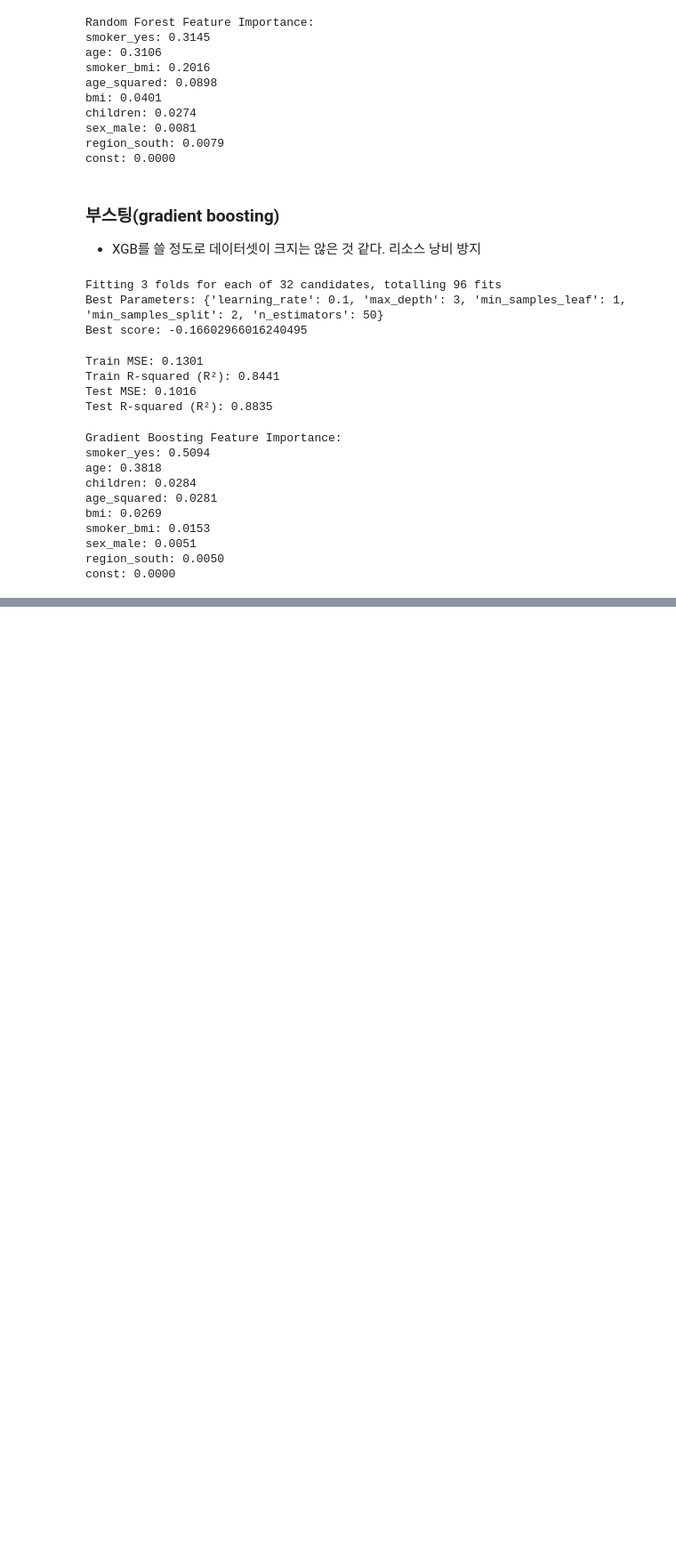
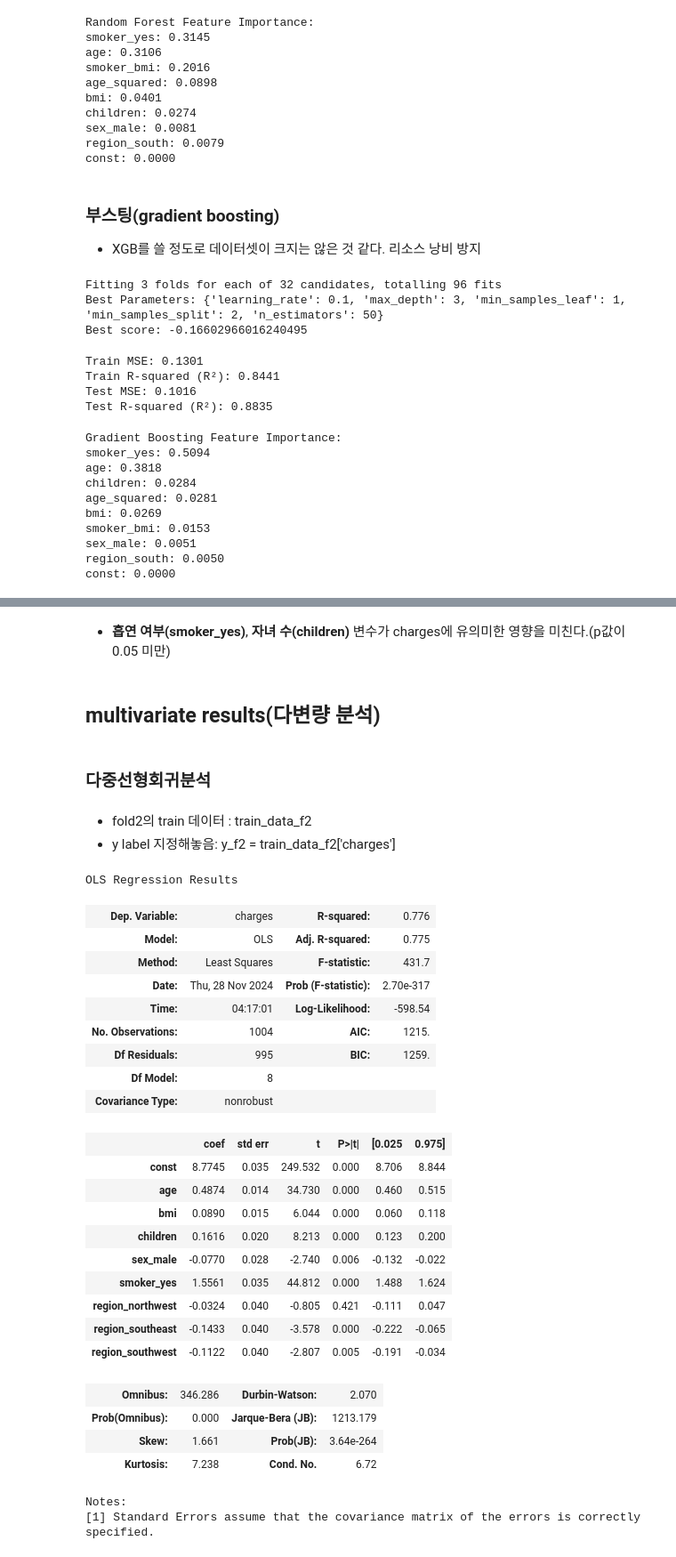
Before and after one commit to daeun118/24_2_ML_in_Finance, a Jupyter notebook: ML_in_Finance_TermProject.ipynb, the cells around one changed output, grey strips where cells are left out. Shown at 89% size. Saved outputs shown, nothing was run; the diff lists cells and outputs as text; code cells hidden in the pictures; blank space fills up the shorter version.

```diff
--- a/ML_in_Finance_TermProject.ipynb
+++ b/ML_in_Finance_TermProject.ipynb
@@ -2198,0 +2208,20 @@ const: 0.0000
+# %%
+import statsmodels.api as sm
+
+# Fold 2의 train 데이터
+train_data_f2 = final_data_list[2][0]  # 더미 변수화, 라벨 로그변환까지 완료된 폴드 2의 train 데이터
+
+# y 변수 설정 (타겟 변수)
+y_train_f2 = train_data_f2['charges']
+
+# Age와 Charges 간의 단일 변수 회귀 분석
+X_age_f2 = sm.add_constant(train_data_f2['age'])
+age_model = sm.OLS(y_train_f2, X_age_f2).fit()
+print("\nAge vs Charges 단변량 회귀 분석 결과:\n")
+print(age_model.summary())
+
+# BMI와 Charges 간의 단일 변수 회귀 분석
+X_bmi_f2 = sm.add_constant(train_data_f2['bmi'])
+bmi_model = sm.OLS(y_train_f2, X_bmi_f2).fit()
+print("\nBMI vs Charges 단변량 회귀 분석 결과:\n")
+print(bmi_model.summary())
@@ -2198,0 +2302,43 @@ const: 0.0000
+# %% [markdown]
+- **흡연 여부(smoker_yes)**, **자녀 수(children)** 변수가 charges에 유의미한 영향을 미친다.(p값이 0.05 미만)
+# %% [markdown]
+## multivariate results(다변량 분석)
+# %% [markdown]
+### 다중선형회귀분석
+# %% [markdown]
+- fold2의 train 데이터 : train_data_f2
+- y label 지정해놓음: y_f2 = train_data_f2['charges']
+# %%
+# 전체 feature로 다중선형회귀분석
+f2X0 = train_data_f2.drop(columns=['charges'])
+f2X0 = sm.add_constant(f2X0)
+
+f2X0_model = sm.OLS(y_train_f2, f2X0).fit()
+f2X0_model.summary()
+# %% [output]
+OLS Regression Results
+| Dep. Variable: | charges | R-squared: | 0.776 |
+| Model: | OLS | Adj. R-squared: | 0.775 |
+| Method: | Least Squares | F-statistic: | 431.7 |
+| Date: | Thu, 28 Nov 2024 | Prob (F-statistic): | 2.70e-317 |
+| Time: | 04:17:01 | Log-Likelihood: | -598.54 |
+| No. Observations: | 1004 | AIC: | 1215. |
+| Df Residuals: | 995 | BIC: | 1259. |
+| Df Model: | 8 |  |  |
+| Covariance Type: | nonrobust |  |  |
+|  | coef | std err | t | P>|t| | [0.025 | 0.975] |
+| const | 8.7745 | 0.035 | 249.532 | 0.000 | 8.706 | 8.844 |
+| age | 0.4874 | 0.014 | 34.730 | 0.000 | 0.460 | 0.515 |
+| bmi | 0.0890 | 0.015 | 6.044 | 0.000 | 0.060 | 0.118 |
+| children | 0.1616 | 0.020 | 8.213 | 0.000 | 0.123 | 0.200 |
+| sex_male | -0.0770 | 0.028 | -2.740 | 0.006 | -0.132 | -0.022 |
+| smoker_yes | 1.5561 | 0.035 | 44.812 | 0.000 | 1.488 | 1.624 |
+| region_northwest | -0.0324 | 0.040 | -0.805 | 0.421 | -0.111 | 0.047 |
+| region_southeast | -0.1433 | 0.040 | -3.578 | 0.000 | -0.222 | -0.065 |
+| region_southwest | -0.1122 | 0.040 | -2.807 | 0.005 | -0.191 | -0.034 |
+| Omnibus: | 346.286 | Durbin-Watson: | 2.070 |
+| Prob(Omnibus): | 0.000 | Jarque-Bera (JB): | 1213.179 |
+| Skew: | 1.661 | Prob(JB): | 3.64e-264 |
+| Kurtosis: | 7.238 | Cond. No. | 6.72 |
+Notes:
+[1] Standard Errors assume that the covariance matrix of the errors is correctly specified.
```
Also changed, not shown: parts of 143 cells of this notebook.
